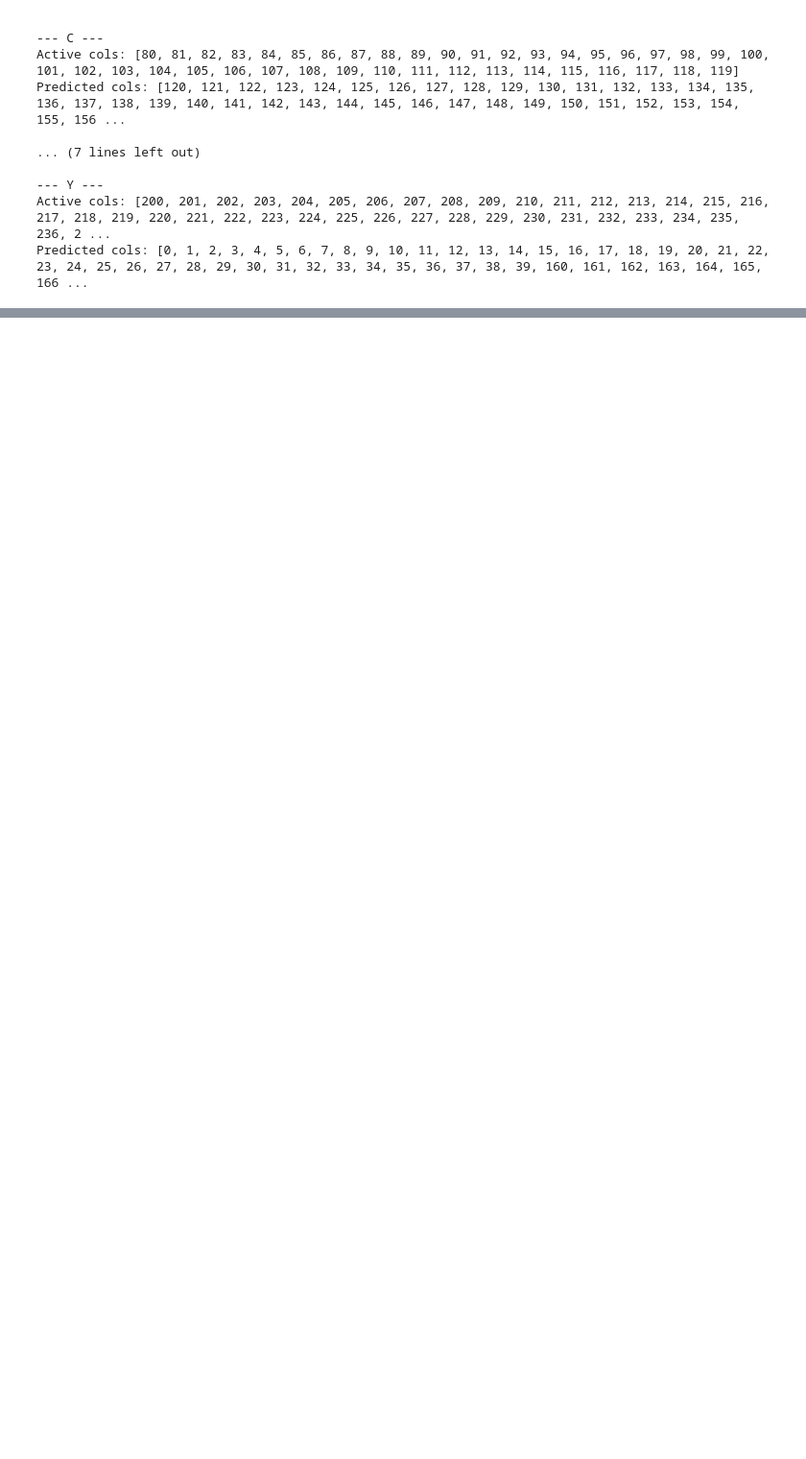
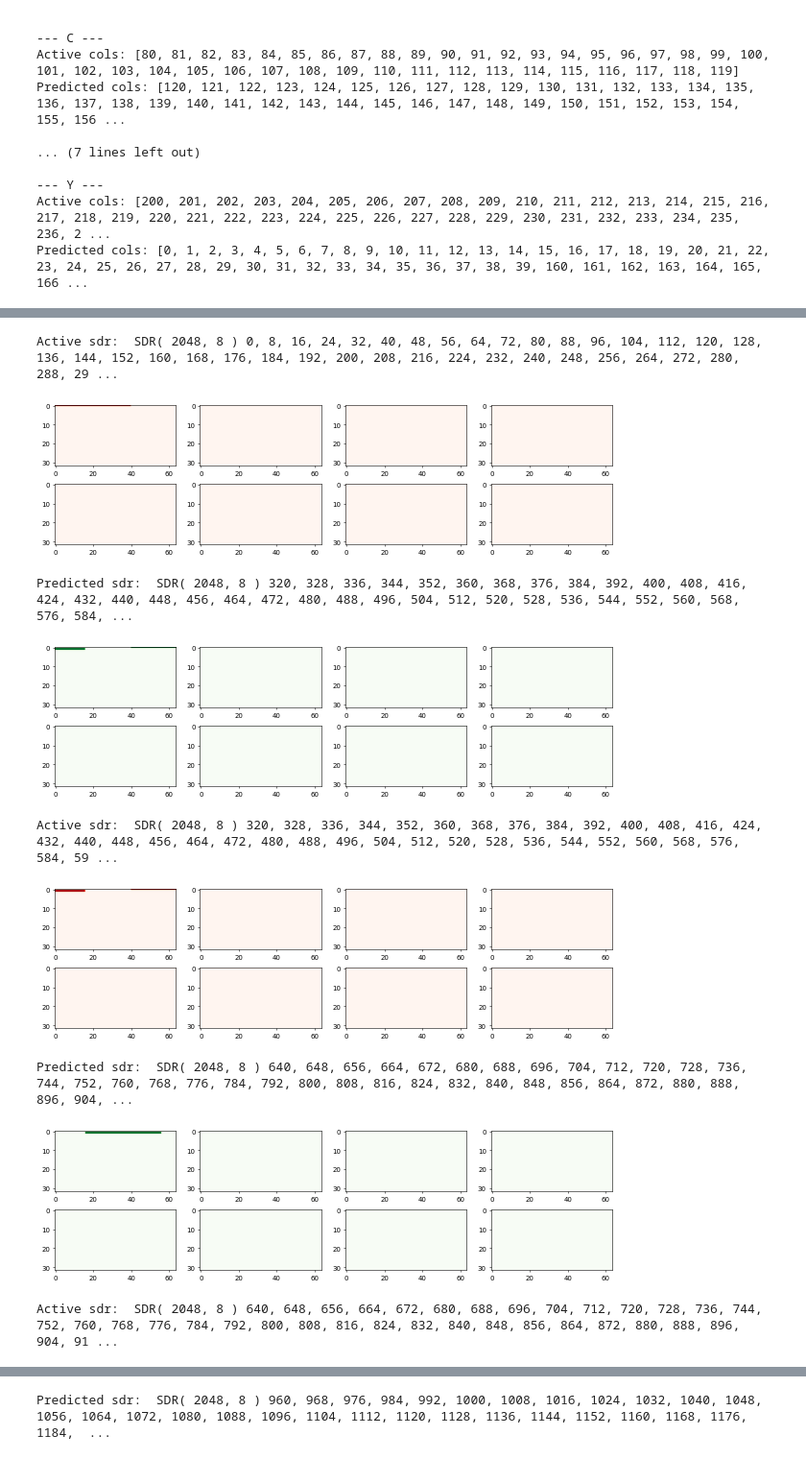
Before and after one commit to StudioIdenticalTwins/HTM-Beginners-Notebook, a Jupyter notebook: chapter-5/htm-beginners-book-5-2.ipynb, the cells around one changed output, grey strips where cells are left out. Shown at 96% size. Drawn from its saved outputs; the diff is of its cells as text; code cells hidden in the pictures; blank space fills up the shorter version.

```diff
--- a/chapter-5/htm-beginners-book-5-2.ipynb
+++ b/chapter-5/htm-beginners-book-5-2.ipynb
@@ -130 +170,6 @@ Predicted cols: []
+# %%
+for t in range(100):
+  seq = random.choice([ seq1, seq2 ])
+  for inp in seq:
+    tm.compute( dataset[inp], learn=True)
 # %%
@@ -174,3 +201,13 @@ Predicted cols: [120, 121, 122, 123, 124, 125, 126, 127, 128, 129, 130, 131, 132
 --- Y ---
 Active cols: [200, 201, 202, 203, 204, 205, 206, 207, 208, 209, 210, 211, 212, 213, 214, 215, 216, 217, 218, 219, 220, 221, 222, 223, 224, 225, 226, 227, 228, 229, 230, 231, 232, 233, 234, 235, 236, 2 ...
 Predicted cols: [0, 1, 2, 3, 4, 5, 6, 7, 8, 9, 10, 11, 12, 13, 14, 15, 16, 17, 18, 19, 20, 21, 22, 23, 24, 25, 26, 27, 28, 29, 30, 31, 32, 33, 34, 35, 36, 37, 38, 39, 160, 161, 162, 163, 164, 165, 166 ...
+# %%
+for inp in  seqT:
+    print("--- " + inp + " ---")
+    sdr = dataset[inp]
+
+    tm.compute( sdr, learn=True)
+    tm.activateDendrites(learn=True)
+
+    print("Active sdr: ", tm.getActiveCells())
+    print("Predicted sdr: ",tm.getPredictiveCells())
@@ -176,0 +233,38 @@ Predicted cols: [0, 1, 2, 3, 4, 5, 6, 7, 8, 9, 10, 11, 12, 13, 14, 15, 16, 17, 1
+# %%
+for inp in  seqT:
+    sdr = dataset[inp]
+
+    tm.compute( sdr, learn=True)
+    tm.activateDendrites(learn=True)
+
+    print("Active sdr: ", tm.getActiveCells())
+
+    reshapeActiveCells =tm.getActiveCells().dense.transpose().reshape(8,32,64)
+
+    plot = plt.figure(figsize=(15,4),dpi=50)
+
+    for j in range(8):
+        plt.subplot(2,4,j+1)
+        plt.imshow(reshapeActiveCells[j], cmap = "Reds")
+    plt.show()
+
+    print("Predicted sdr: ",tm.getPredictiveCells())
+
+    reshapePredictiveCells=tm.getPredictiveCells().dense.transpose().reshape(8,32,64)
+
+    plot = plt.figure(figsize=(15,4),dpi=50)
+
+    for k in range(8):
+        plt.subplot(2,4,k+1)
+        plt.imshow(reshapePredictiveCells[k], cmap = "Greens")
+    plt.show()
+# %% [output]
+Active sdr:  SDR( 2048, 8 ) 0, 8, 16, 24, 32, 40, 48, 56, 64, 72, 80, 88, 96, 104, 112, 120, 128, 136, 144, 152, 160, 168, 176, 184, 192, 200, 208, 216, 224, 232, 240, 248, 256, 264, 272, 280, 288, 29 ...
+[figure, added]
+Predicted sdr:  SDR( 2048, 8 ) 320, 328, 336, 344, 352, 360, 368, 376, 384, 392, 400, 408, 416, 424, 432, 440, 448, 456, 464, 472, 480, 488, 496, 504, 512, 520, 528, 536, 544, 552, 560, 568, 576, 584, ...
+[figure, added]
+Active sdr:  SDR( 2048, 8 ) 320, 328, 336, 344, 352, 360, 368, 376, 384, 392, 400, 408, 416, 424, 432, 440, 448, 456, 464, 472, 480, 488, 496, 504, 512, 520, 528, 536, 544, 552, 560, 568, 576, 584, 59 ...
+[figure, added]
+Predicted sdr:  SDR( 2048, 8 ) 640, 648, 656, 664, 672, 680, 688, 696, 704, 712, 720, 728, 736, 744, 752, 760, 768, 776, 784, 792, 800, 808, 816, 824, 832, 840, 848, 856, 864, 872, 880, 888, 896, 904, ...
+[figure, added]
+Active sdr:  SDR( 2048, 8 ) 640, 648, 656, 664, 672, 680, 688, 696, 704, 712, 720, 728, 736, 744, 752, 760, 768, 776, 784, 792, 800, 808, 816, 824, 832, 840, 848, 856, 864, 872, 880, 888, 896, 904, 91 ...
@@ -176,0 +272 @@ Predicted cols: [0, 1, 2, 3, 4, 5, 6, 7, 8, 9, 10, 11, 12, 13, 14, 15, 16, 17, 1
+Predicted sdr:  SDR( 2048, 8 ) 960, 968, 976, 984, 992, 1000, 1008, 1016, 1024, 1032, 1040, 1048, 1056, 1064, 1072, 1080, 1088, 1096, 1104, 1112, 1120, 1128, 1136, 1144, 1152, 1160, 1168, 1176, 1184,  ...
```
Also changed, not shown: parts of 11 cells of this notebook, 18 other files.
